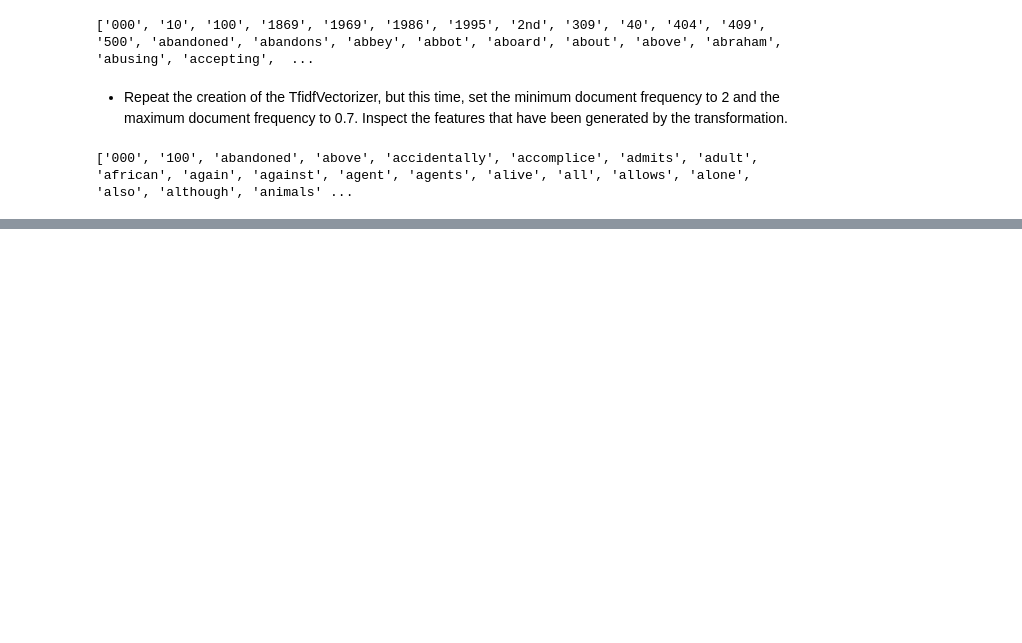
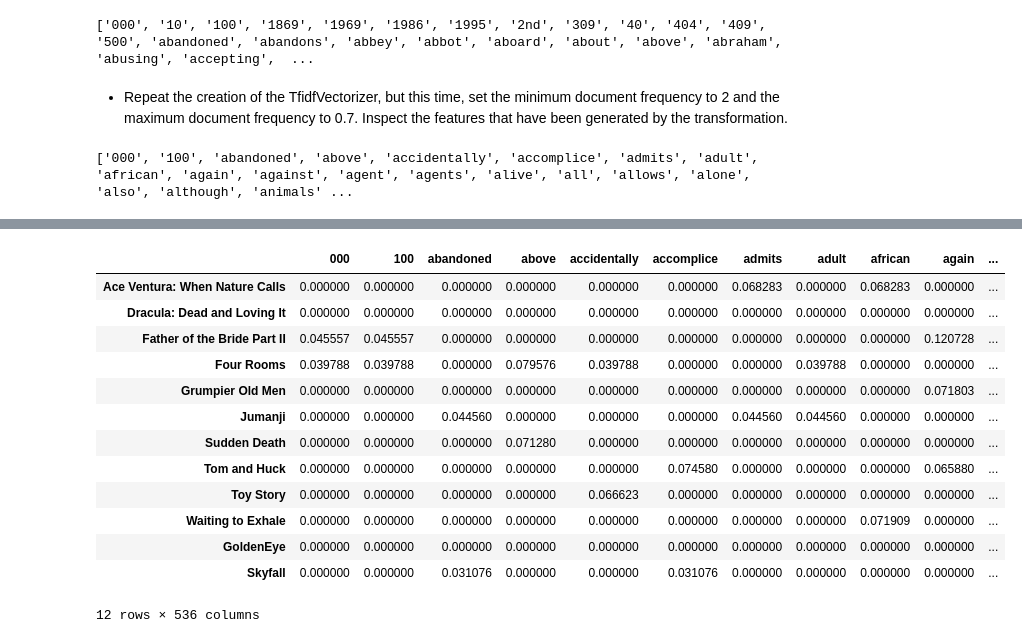
Before and after one commit to edneide/recommendation_engines, a Jupyter notebook: chapter_02.ipynb, the cells around one changed output, grey strips where cells are left out. Cells and saved outputs as stored; diff of their text form; code cells hidden in the pictures; blank space fills up the shorter version.

```diff
--- a/chapter_02.ipynb
+++ b/chapter_02.ipynb
@@ -460,0 +484,14 @@ print(vectorizer.get_feature_names())
+# %%
+from sklearn.feature_extraction.text import TfidfVectorizer
+
+# Instantiate the vectorizer object and transform the plot column
+vectorizer = TfidfVectorizer(max_df=0.7, min_df=2)
+vectorized_data = vectorizer.fit_transform(df_plots['Plot'])
+
+# Create Dataframe from TF-IDFarray
+tfidf_df = pd.DataFrame(vectorized_data.toarray(), columns=vectorizer.get_feature_names())
+
+# Assign the movie titles to the index and inspect
+tfidf_df.index = df_plots['Title']
+
+tfidf_df.head()
@@ -460,0 +519,21 @@ print(vectorizer.get_feature_names())
+# %%
+# Removing index name
+tfidf_df.index.name = None
+tfidf_summary_df = tfidf_df
+# %%
+tfidf_summary_df
+# %% [output]
+|  | 000 | 100 | abandoned | above | accidentally | accomplice | admits | adult | african | again | ... |
+| Ace Ventura: When Nature Calls | 0.000000 | 0.000000 | 0.000000 | 0.000000 | 0.000000 | 0.000000 | 0.068283 | 0.000000 | 0.068283 | 0.000000 | ... |
+| Dracula: Dead and Loving It | 0.000000 | 0.000000 | 0.000000 | 0.000000 | 0.000000 | 0.000000 | 0.000000 | 0.000000 | 0.000000 | 0.000000 | ... |
+| Father of the Bride Part II | 0.045557 | 0.045557 | 0.000000 | 0.000000 | 0.000000 | 0.000000 | 0.000000 | 0.000000 | 0.000000 | 0.120728 | ... |
+| Four Rooms | 0.039788 | 0.039788 | 0.000000 | 0.079576 | 0.039788 | 0.000000 | 0.000000 | 0.039788 | 0.000000 | 0.000000 | ... |
+| Grumpier Old Men | 0.000000 | 0.000000 | 0.000000 | 0.000000 | 0.000000 | 0.000000 | 0.000000 | 0.000000 | 0.000000 | 0.071803 | ... |
+| Jumanji | 0.000000 | 0.000000 | 0.044560 | 0.000000 | 0.000000 | 0.000000 | 0.044560 | 0.044560 | 0.000000 | 0.000000 | ... |
+| Sudden Death | 0.000000 | 0.000000 | 0.000000 | 0.071280 | 0.000000 | 0.000000 | 0.000000 | 0.000000 | 0.000000 | 0.000000 | ... |
+| Tom and Huck | 0.000000 | 0.000000 | 0.000000 | 0.000000 | 0.000000 | 0.074580 | 0.000000 | 0.000000 | 0.000000 | 0.065880 | ... |
+| Toy Story | 0.000000 | 0.000000 | 0.000000 | 0.000000 | 0.066623 | 0.000000 | 0.000000 | 0.000000 | 0.000000 | 0.000000 | ... |
+| Waiting to Exhale | 0.000000 | 0.000000 | 0.000000 | 0.000000 | 0.000000 | 0.000000 | 0.000000 | 0.000000 | 0.071909 | 0.000000 | ... |
+| GoldenEye | 0.000000 | 0.000000 | 0.000000 | 0.000000 | 0.000000 | 0.000000 | 0.000000 | 0.000000 | 0.000000 | 0.000000 | ... |
+| Skyfall | 0.000000 | 0.000000 | 0.031076 | 0.000000 | 0.000000 | 0.031076 | 0.000000 | 0.000000 | 0.000000 | 0.000000 | ... |
+12 rows × 536 columns
```
Also changed, not shown: parts of 40 cells of this notebook, 3 other files.
